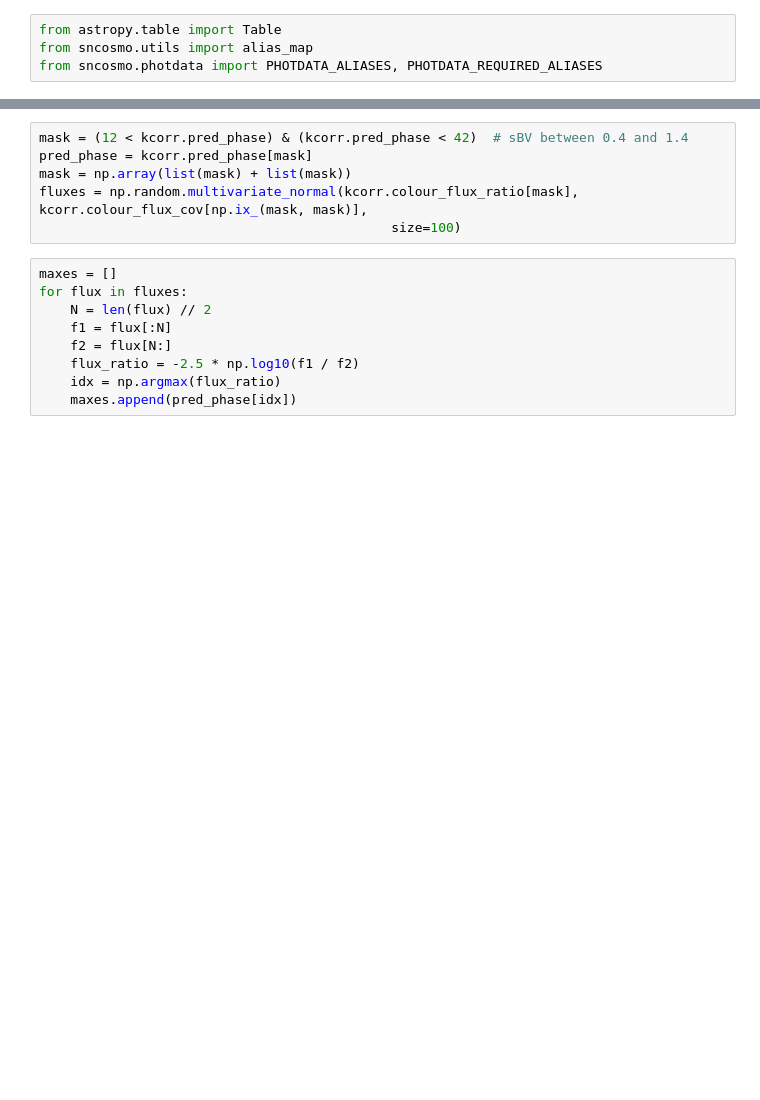
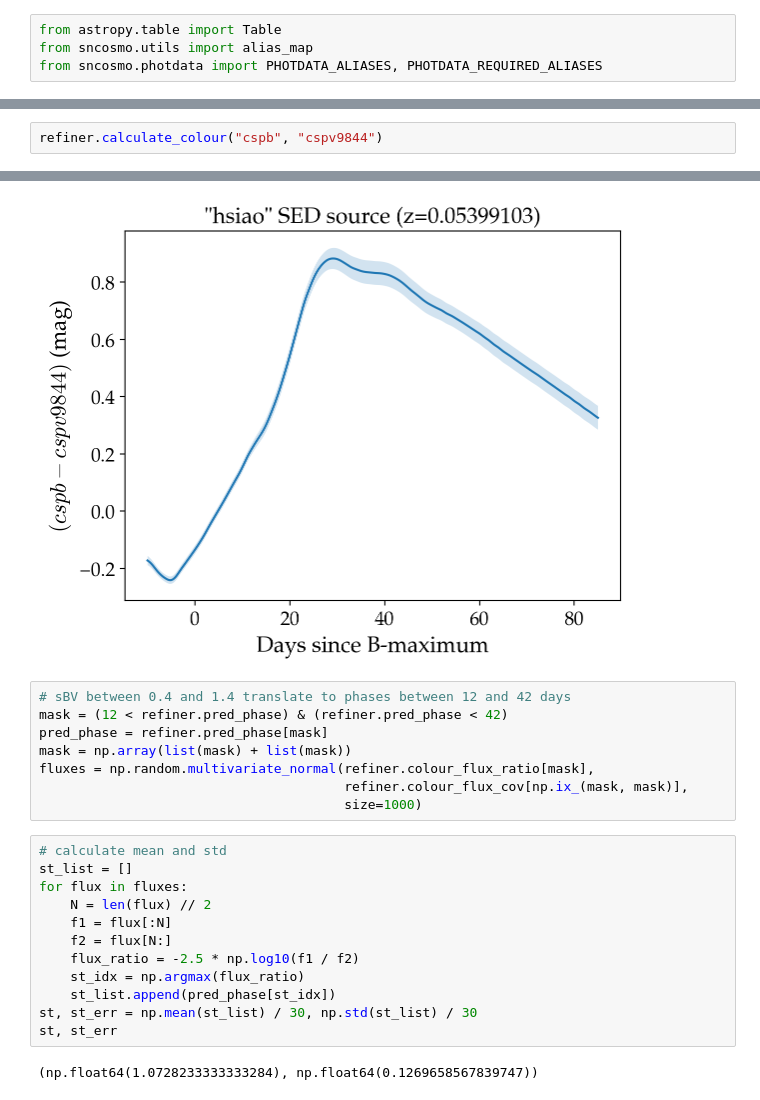
Before and after one commit to temuller/kcorr, a Jupyter notebook: kcorr.ipynb, the cells around one changed output, grey strips where cells are left out. Saved outputs shown, nothing was run; the diff lists cells and outputs as text; blank space fills up the shorter version.

```diff
--- a/kcorr.ipynb
+++ b/kcorr.ipynb
@@ -428,0 +487,3 @@ colour, colour_error = kcorr.calculate_colour("ztf::g", "ztf::r")
+# %%
+refiner.calculate_colour("cspb", "cspv9844")
+# %% [output]
@@ -429,18 +491,26 @@ colour, colour_error = kcorr.calculate_colour("ztf::g", "ztf::r")
+[figure, added]
 # %%
-mask = (12 < kcorr.pred_phase) & (kcorr.pred_phase < 42)  # sBV between 0.4 and 1.4
-pred_phase = kcorr.pred_phase[mask]
+# sBV between 0.4 and 1.4 translate to phases between 12 and 42 days
+mask = (12 < refiner.pred_phase) & (refiner.pred_phase < 42)
+pred_phase = refiner.pred_phase[mask]
 mask = np.array(list(mask) + list(mask))
-fluxes = np.random.multivariate_normal(kcorr.colour_flux_ratio[mask], kcorr.colour_flux_cov[np.ix_(mask, mask)],
-                                             size=100)
+fluxes = np.random.multivariate_normal(refiner.colour_flux_ratio[mask],
+                                       refiner.colour_flux_cov[np.ix_(mask, mask)],
+                                       size=1000)
 # %%
-maxes = []
+# calculate mean and std
+st_list = []
 for flux in fluxes:
     N = len(flux) // 2
     f1 = flux[:N]
     f2 = flux[N:]
     flux_ratio = -2.5 * np.log10(f1 / f2)
-    idx = np.argmax(flux_ratio)
-    maxes.append(pred_phase[idx])
+    st_idx = np.argmax(flux_ratio)
+    st_list.append(pred_phase[st_idx])
+st, st_err = np.mean(st_list) / 30, np.std(st_list) / 30
+st, st_err
+# %% [output]
+(np.float64(1.0728233333333284), np.float64(0.1269658567839747))
 # %%
 np.mean(maxes) / 30, np.std(maxes) / 30
 # %% [output]
```
Also changed, not shown: parts of 13 cells of this notebook, 5 other files.
